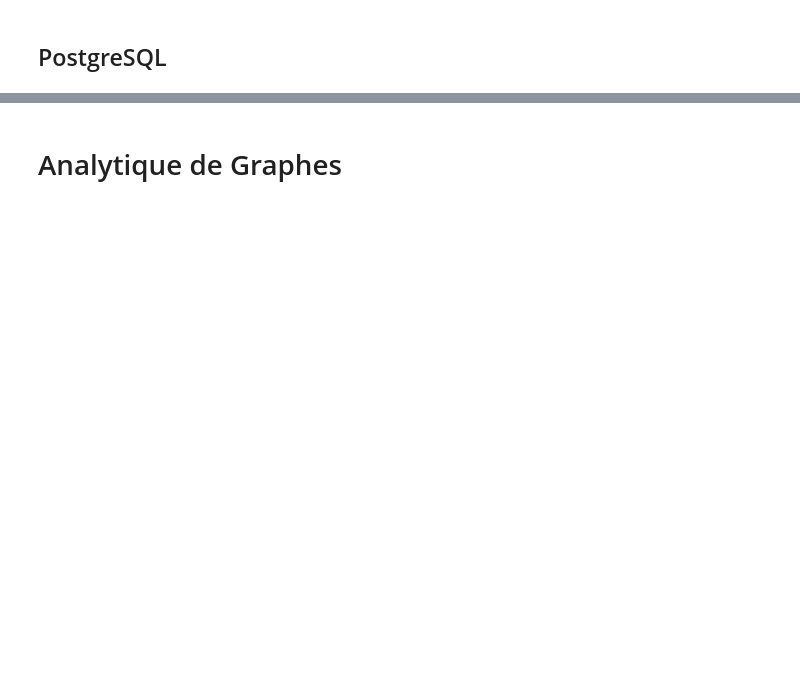
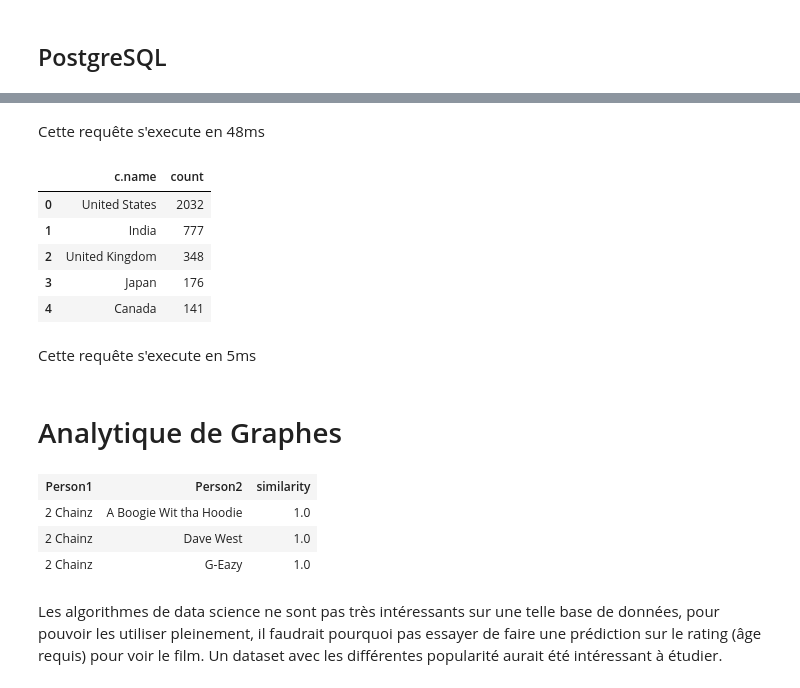
Before and after one commit to Alastrael/comparaison-neo-postgres-netflix, a Jupyter notebook: projet.ipynb, the cells around one changed output, grey strips where cells are left out. Drawn from its saved outputs; the diff is of its cells as text; code cells hidden in the pictures; blank space fills up the shorter version.

```diff
--- a/projet.ipynb
+++ b/projet.ipynb
@@ -458,6 +451,0 @@ df_table_persons.to_csv('Persons.csv')
-# %%
-travails = """
-match (p:Person)-[r]->(m:Movie)
-return distinct type(r)
-"""
-df_travails = graph.run(travails).to_data_frame()
@@ -1291,2 +1295,19 @@ df_nine
+# %% [markdown]
+Cette requête s'execute en 48ms
+# %%
+sixth2_request = """
+match (m:Movie)-[:WHERE]-(c:Country) return c.name, count(*) as count order by count desc
+"""
+df_sixth2 = graph.run(sixth2_request).to_data_frame()
+df_sixth2.head()
+# %% [output]
+|  | c.name | count |
+| 0 | United States | 2032 |
+| 1 | India | 777 |
+| 2 | United Kingdom | 348 |
+| 3 | Japan | 176 |
+| 4 | Canada | 141 |
+# %% [markdown]
+Cette requête s'execute en 5ms
 # %% [markdown]
 # Analytique de Graphes
@@ -1297,0 +1314,16 @@ df_nine
+# %%
+similarity_request = """
+CALL gds.nodeSimilarity.stream('myGraph')
+YIELD node1, node2, similarity
+RETURN gds.util.asNode(node1).name AS Person1, gds.util.asNode(node2).name AS Person2, similarity
+ORDER BY similarity DESCENDING, Person1, Person2
+"""
+df_eucli = graph.run(similarity_request)
+df_eucli
+# %% [output]
+| Person1 | Person2 | similarity |
+| 2 Chainz | A Boogie Wit tha Hoodie | 1.0 |
+| 2 Chainz | Dave West | 1.0 |
+| 2 Chainz | G-Eazy | 1.0 |
+# %% [markdown]
+Les algorithmes de data science ne sont pas très intéressants sur une telle base de données, pour pouvoir les utiliser pleinement, il faudrait pourquoi pas essayer de faire une prédiction sur le rating (âge requis) pour voir le film. Un dataset avec les différentes popularité aurait été intéressant à étudier.
```
Also changed, not shown: parts of 10 cells of this notebook.
